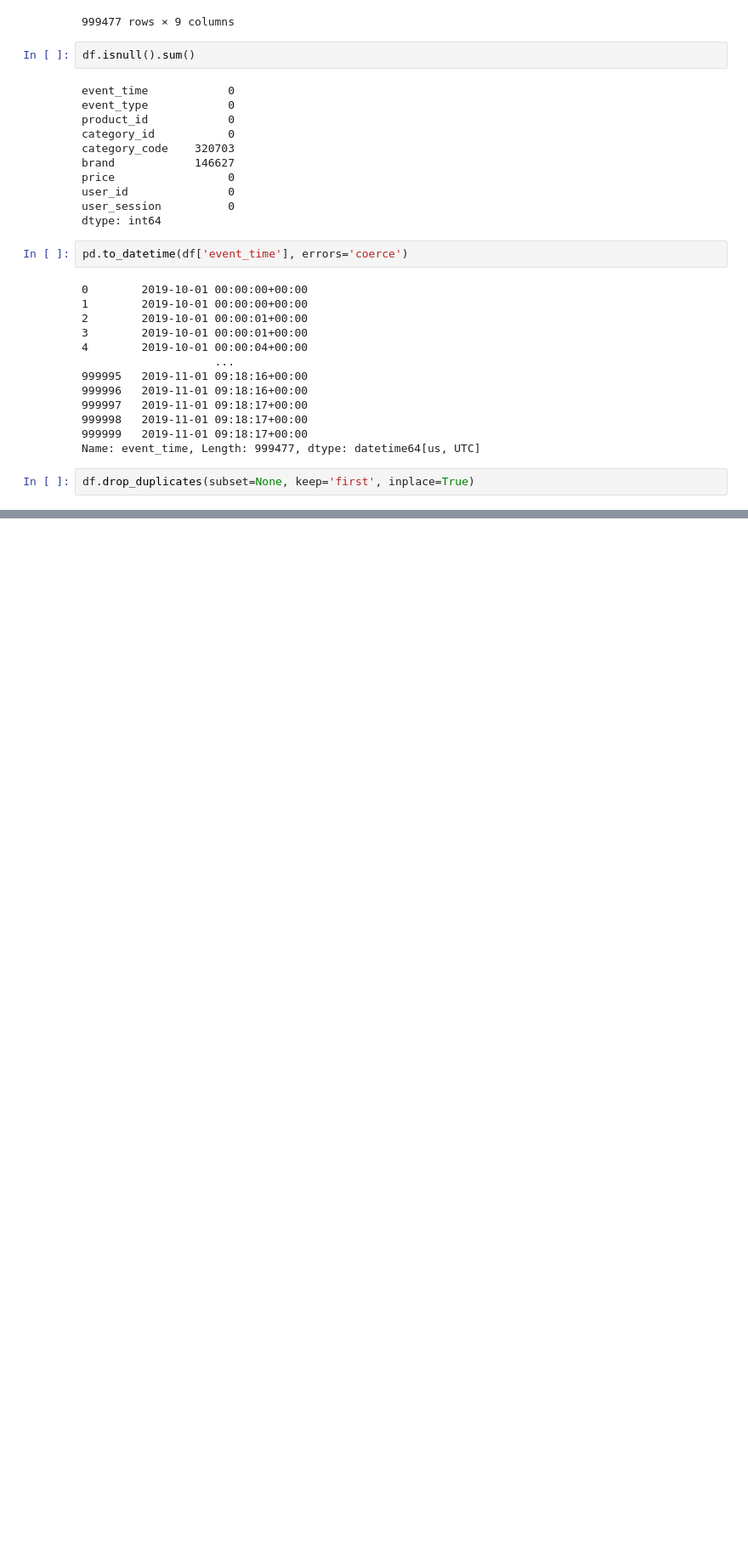
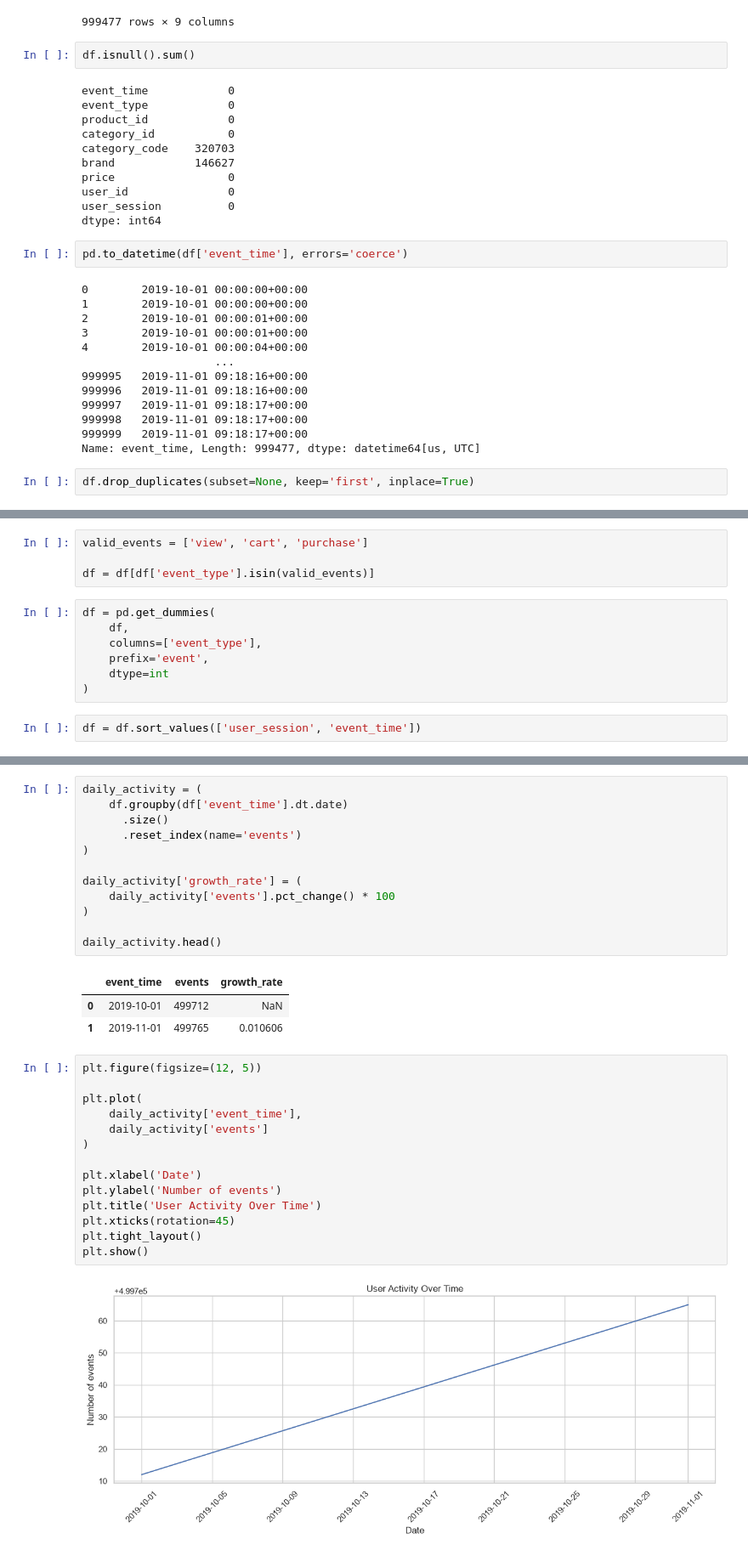
Before and after one commit to tymurpopov/ecommerce-data-analysis-learning, a Jupyter notebook: sample.ipynb, the cells around one changed output, grey strips where cells are left out. Shown at 85% size. Cells and saved outputs as stored; diff of their text form; blank space fills up the shorter version.

```diff
--- a/sample.ipynb
+++ b/sample.ipynb
@@ -149,0 +207,13 @@ df.drop_duplicates(subset=None, keep='first', inplace=True)
+# %%
+valid_events = ['view', 'cart', 'purchase']
+
+df = df[df['event_type'].isin(valid_events)]
+# %%
+df = pd.get_dummies(
+    df,
+    columns=['event_type'],
+    prefix='event',
+    dtype=int
+)
+# %%
+df = df.sort_values(['user_session', 'event_time'])
@@ -149,0 +283,32 @@ df.drop_duplicates(subset=None, keep='first', inplace=True)
+# %%
+daily_activity = (
+    df.groupby(df['event_time'].dt.date)
+      .size()
+      .reset_index(name='events')
+)
+
+daily_activity['growth_rate'] = (
+    daily_activity['events'].pct_change() * 100
+)
+
+daily_activity.head()
+# %% [output]
+|  | event_time | events | growth_rate |
+| 0 | 2019-10-01 | 499712 | NaN |
+| 1 | 2019-11-01 | 499765 | 0.010606 |
+# %%
+plt.figure(figsize=(12, 5))
+
+plt.plot(
+    daily_activity['event_time'],
+    daily_activity['events']
+)
+
+plt.xlabel('Date')
+plt.ylabel('Number of events')
+plt.title('User Activity Over Time')
+plt.xticks(rotation=45)
+plt.tight_layout()
+plt.show()
+# %% [output]
+[figure, added]
```
Also changed, not shown: parts of 16 cells of this notebook.
